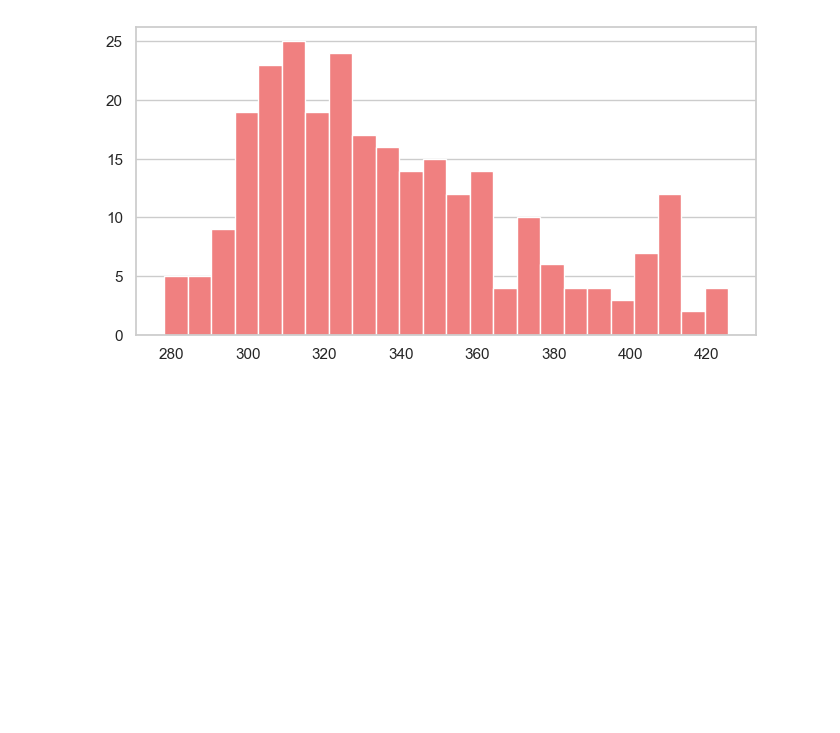
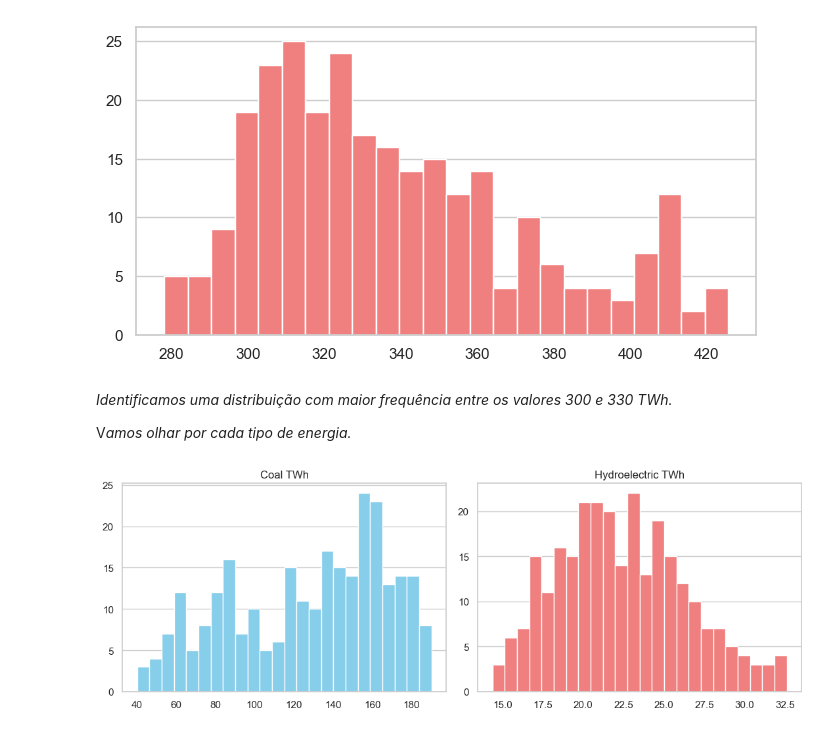
Before and after one commit to thiagonazario/Project_EnergyGeneration_USA, a Jupyter notebook: Project_EnergyGeneration_USA.ipynb, the cells around one changed output. Saved outputs shown, nothing was run; the diff lists cells and outputs as text; code cells hidden in the pictures; blank space fills up the shorter version.

```diff
--- a/Project_EnergyGeneration_USA.ipynb
+++ b/Project_EnergyGeneration_USA.ipynb
@@ -317,3 +317,22 @@ plt.grid(axis='x')
 plt.show()
 # %% [output]
 [figure]
+# %% [markdown]
+*Identificamos uma distribuição com maior frequência entre os valores 300 e 330 TWh.*
+
+V*amos olhar por cada tipo de energia.*
+# %%
+# Coal & Hydroeletric
+fig, (ax1, ax2) = plt.subplots(1, 2, figsize=(11, 4))
+
+ax1.hist(df['coal_TWh'], bins=24, color='skyblue')
+ax1.set_title('Coal TWh')
+ax2.hist(df['hydroelectric_TWh'], bins=24, color='lightcoral')
+ax2.set_title('Hydroelectric TWh')
+
+ax1.grid(axis='x')
+ax2.grid(axis='x')
+plt.tight_layout()
+plt.show()
+# %% [output]
+[figure, added]
```
Also changed, not shown: parts of 15 cells of this notebook.
